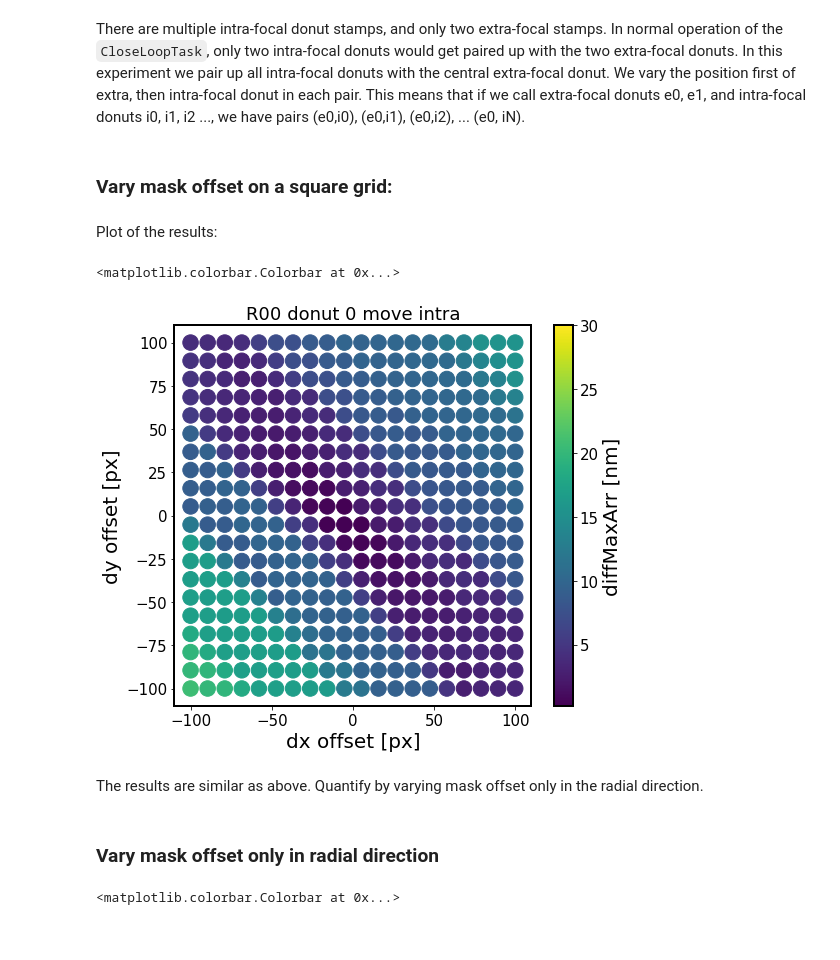
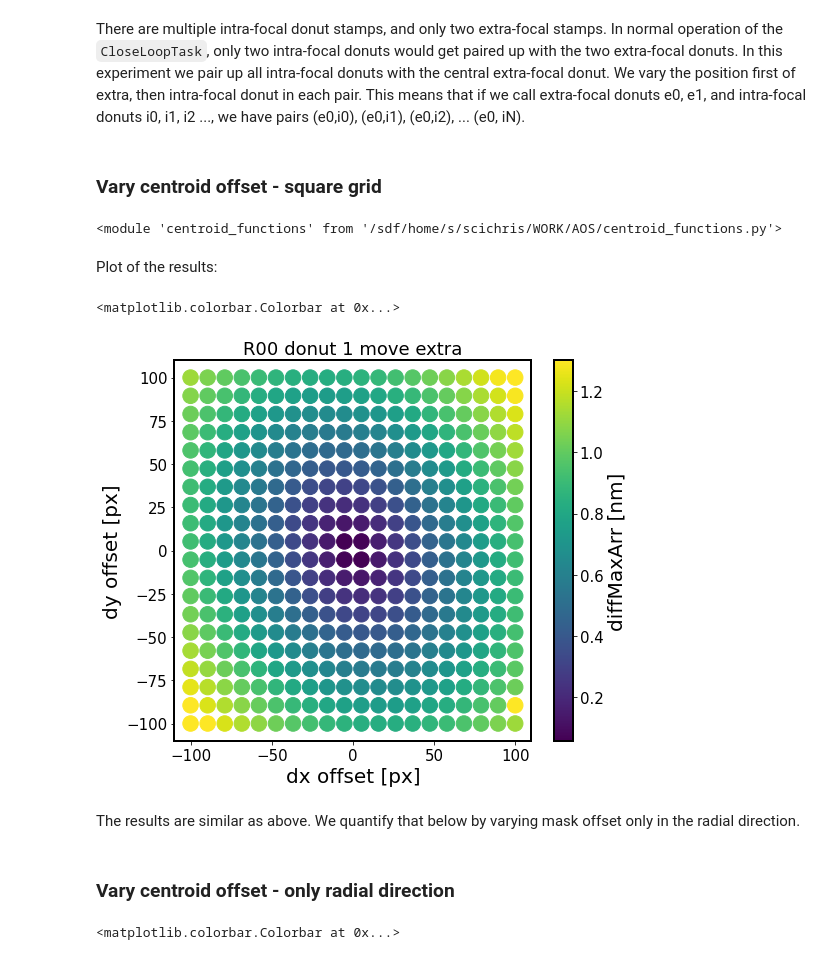
Before and after one commit to suberlak/AOS, a Jupyter notebook: AOS_DM-33104_summary.ipynb, the cells around one changed output. Drawn from its saved outputs; the diff is of its cells as text; code cells hidden in the pictures.

```diff
--- a/AOS_DM-33104_summary.ipynb
+++ b/AOS_DM-33104_summary.ipynb
@@ -166,10 +126,10 @@ First, plot the donut stamps:
 # %%
-extraFocalStamps, extraFocalCatalog = get_butler_stamps(repo_dir,instrument=instrument,
+extraFocalStamps, extraFocalCatalog = func.get_butler_stamps(repo_dir,instrument=instrument,
                                       iterN=0, detector=f"{sensor}_SW0",
                                       dataset_type = 'donutStampsExtra',
                                       collection=collection)
 
-intraFocalStamps, intraFocalCatalog = get_butler_stamps(repo_dir,instrument=instrument,
+intraFocalStamps, intraFocalCatalog = func.get_butler_stamps(repo_dir,instrument=instrument,
                                       iterN=0, detector=f"{sensor}_SW1",
                                       dataset_type = 'donutStampsIntra',
                                       collection=collection)
@@ -763,9 +276,15 @@ Plot the results
 # %%
 sensor = 'R00'
 i = 0
+i_ex = i
+i_in = i
 defocal = 'intra'
-fname = f'{sensor}_donut_{i}_{defocal}_offset_results_circle.npy'
-fpath = os.path.join(path_to_project, 'AOS', fname)
+out_dir = 'DM-33104'
+#fname = f'{sensor}_donut_{i}_{defocal}_offset_results_circle.npy'
+#fpath = os.path.join(path_to_project, 'AOS', fname)
+experiment_index = 2
+fname = f'exp-{experiment_index}_{sensor}_circle_ex-{i_ex}_in-{i_in}_move_{defocal}.npy'
+fpath = os.path.join(out_dir, fname)
 results = np.load(fpath, allow_pickle=True).item()
 
 diffMaxArr = []
@@ -791,9 +310,7 @@ for j in results.keys():
 
 
 fig,ax = plt.subplots(1,1,figsize=(8,7))
-#N = 100
 sc = ax.scatter(dxPxArr, dyPxArr, c=diffRmsArr, s=120)
-#ax.scatter(dxPxArr,dyPxArr,c=diffRmsArr, )#bins=20)
 ax.set_xlabel('dx offset [px]')
 ax.set_ylabel('dy offset [px]')
 ax.set_title(f'{sensor} donut {i} move {defocal}, diffRms')
@@ -1120,7 +641,12 @@ plt.show()
 # %% [markdown]
 There are multiple intra-focal donut stamps, and only two extra-focal stamps. In normal operation of the `CloseLoopTask`, only two intra-focal donuts would get paired up with the two extra-focal donuts. In this experiment we pair up all intra-focal donuts with the central extra-focal donut. We vary the position first of extra, then intra-focal donut in each pair. This means that if we call  extra-focal donuts e0, e1, and  intra-focal donuts i0, i1, i2 ..., we have pairs  (e0,i0),  (e0,i1),  (e0,i2), ... (e0, iN).
 # %% [markdown]
-### Vary mask offset on a square grid:
+### Vary centroid offset - square grid
+# %%
+import importlib
+importlib.reload(func)
+# %% [output]
+<module 'centroid_functions' from '/sdf/home/s/scichris/WORK/AOS/centroid_functions.py'>
 # %%
 # Use the function above with different repo_dir
 repo_name = 'masks_DM-33104/wfs/vignetteSkyQckBg/phosimData/'
@@ -1134,39 +660,43 @@ Plot of the results:
 # %%
 # read the data
 sensor = 'R00'
-defocal = 'intra'
-i = 0
-fname = f'{sensor}_donut_0_{i}_move_{defocal}_results_square_grid.npy'
-results = np.load(fname, allow_pickle=True).item()
+defocal = 'extra'
+i_ex = 0
+i_in = 0
+experiment_index = 3
+#fname = f'{sensor}_donut_0_{i}_move_{defocal}_results_square_grid.npy'
+#fpath = os.path.join(path_to_project, 'AOS', fname)
+out_dir = 'DM-33104'
+fname = f'exp-{experiment_index}_{sensor}_square_ex-{i_ex}_in-{i_in}_move_{defocal}.npy'
+fpath = os.path.join(out_dir, fname)
+results = np.load(fpath, allow_pickle=True).item()
 
 # convert to continuous arrays
 diffMaxArr = []
 diffRmsArr = []
 dxPxArr = []
 dyPxArr = []
 
 # convert the dx, dy in degrees to pixels
 for j in results.keys():
     dxPxArr.append(results[j]['dxPx'])
     dyPxArr.append(results[j]['dyPx'])
     diffMaxArr.append(results[j]['diffMax'])
     diffRmsArr.append(results[j]['diffRms'])
 
 
+fig,ax = plt.subplots(1,1,figsize=(8,7))
+sc = ax.scatter(np.array(dxPxArr), np.array(dyPxArr), c=diffRmsArr, s=240,
+             vmax=1.3)
 
-fig,ax = plt.subplots(1,1,figsize=(8,7))
-#N = 100
-sc = ax.scatter(np.array(dxPxArr), np.array(dyPxArr), c=diffMaxArr, s=240,
-               vmax=30)
-#ax.hexbin(dxPxArr,dyPxArr,C=diffRmsArr, )#bins=20)
 ax.set_xlabel('dx offset [px]')
 ax.set_ylabel('dy offset [px]')
 ax.set_title(f'{sensor} donut {i} move {defocal}')
 plt.colorbar(sc, label = 'diffMaxArr [nm]')
 # %% [output]
 <matplotlib.colorbar.Colorbar at 0x...>
-[figure, old version]
+[figure, new version]
 # %% [markdown]
-The results are similar as above. Quantify by varying mask offset only in the radial direction.
+The results are similar as above. We quantify that below by varying mask offset only in the radial direction.
 # %% [markdown]
-### Vary mask offset only in radial direction
+### Vary centroid offset - only radial direction
```
Also changed, not shown: parts of 48 cells of this notebook.
